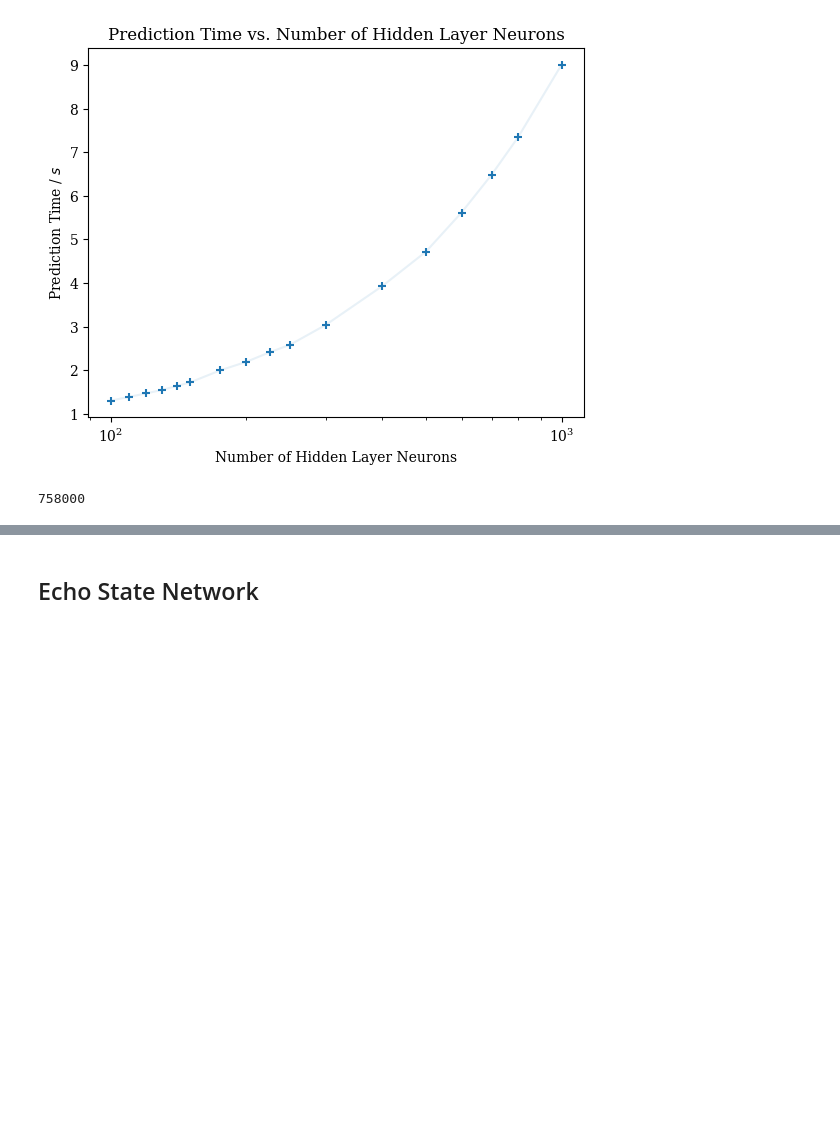
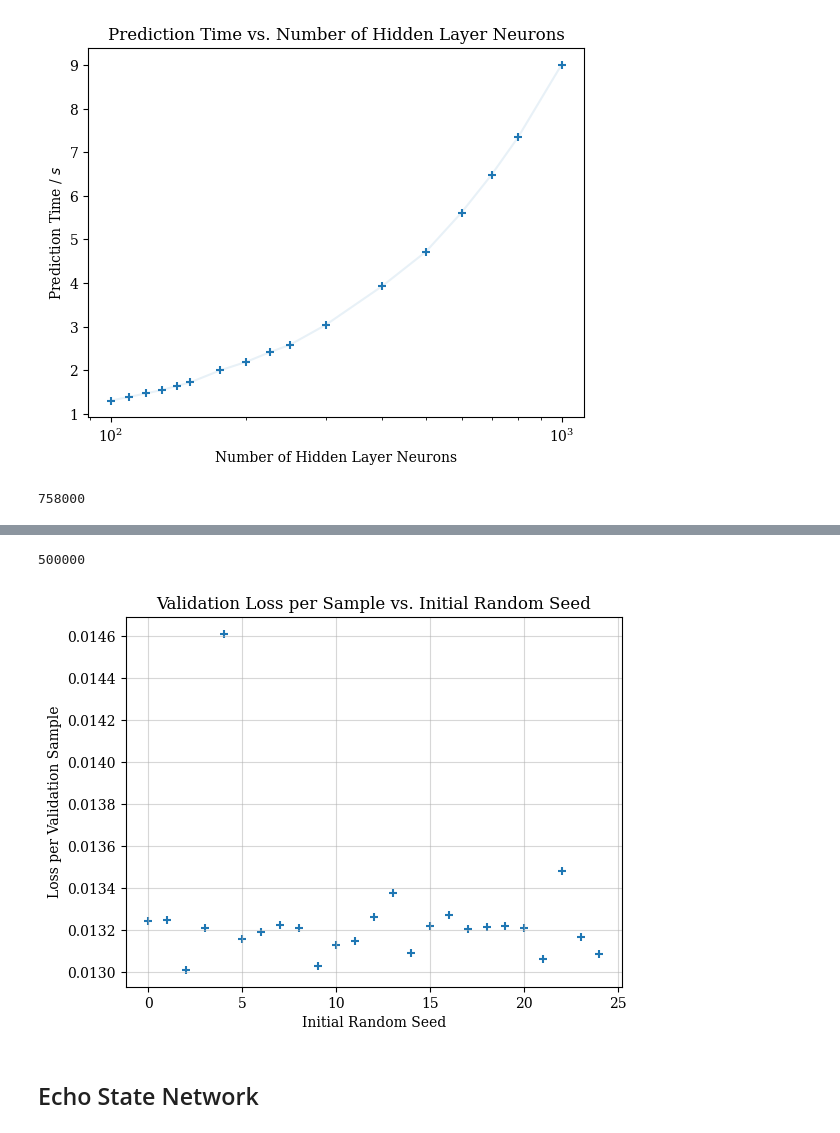
Before and after one commit to ttahseen/oasis-rt-surrogate, a Jupyter notebook: elm copy.ipynb, the cells around one changed output, grey strips where cells are left out. Cells and saved outputs as stored; diff of their text form; code cells hidden in the pictures; blank space fills up the shorter version.

Commit message:
Did analysis on random seed effect on validation performance

```diff
--- a/elm copy.ipynb
+++ b/elm copy.ipynb
@@ -778,0 +772,38 @@ Xtest_ELM.shape[0]
+# %%
+seeds = list(range(25))
+
+num_train_samples = number_training_examples[12]
+hidden_size = number_neurons[16]
+print("Number of training examples: ", num_train_samples)
+print("Number of hidden layer neurons: ", hidden_size)
+
+X_ = train_x[:num_train_samples, :, :].reshape(num_train_samples, 49 * 3)
+y_ = train_y[:num_train_samples, :, :].reshape(num_train_samples, 50 * 2)
+
+grid_losses_random_seeds = np.zeros(shape=(len(seeds),))
+grid_mae_random_seeds = np.zeros(shape=(len(seeds), 50, 2))
+grid_vae_random_seeds = np.zeros(shape=(len(seeds), 50, 2))
+
+for ix, seed in enumerate(seeds):
+    print(seed)
+    elm = ELM(
+        input_size=input_size,
+        hidden_size=hidden_size,
+        output_size=output_size,
+        activation_function="relu",
+        random_seed=seed
+    )
+    training_start_time = time.time()
+    elm.fit(X_, y_)
+    training_end_time = time.time()
+
+    prediction_start_time = time.time()
+    ypred_ = elm.predict(val_x)
+    prediction_end_time = time.time()
+
+    ypred_ = ypred_.reshape((500000,50,2))
+    mae, vae, loss = metrics(ypred_, val_y)
+
+    grid_losses_random_seeds[ix] = loss
+    grid_mae_random_seeds[ix, :, :] = mae
+    grid_vae_random_seeds[ix, :, :] = vae
@@ -779,3 +828,16 @@ Xtest_ELM.shape[0]
+# %%
+len(val_y)
+# %% [output]
+500000
+# %%
+plt.scatter(seeds, grid_losses_random_seeds/500000, marker="+")
+plt.xlabel("Initial Random Seed")
+plt.ylabel("Loss per Validation Sample")
+plt.title("Validation Loss per Sample vs. Initial Random Seed")
+plt.grid(alpha=0.5)
+plt.show()
+# %% [output]
+[figure, added]
 # %% [markdown]
 ## Echo State Network
 # %%
```
Also changed, not shown: parts of 6 cells of this notebook.
